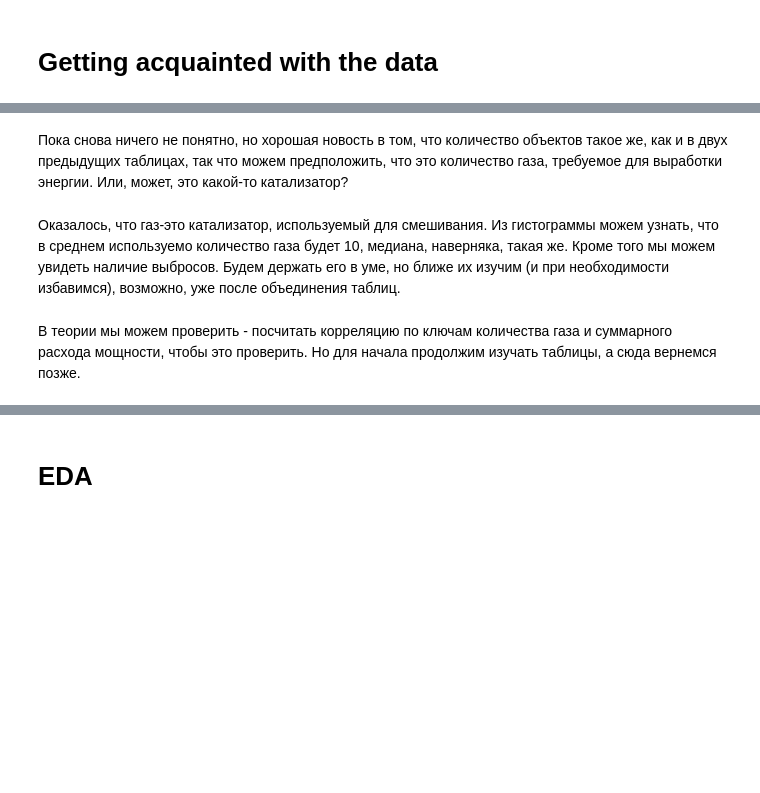
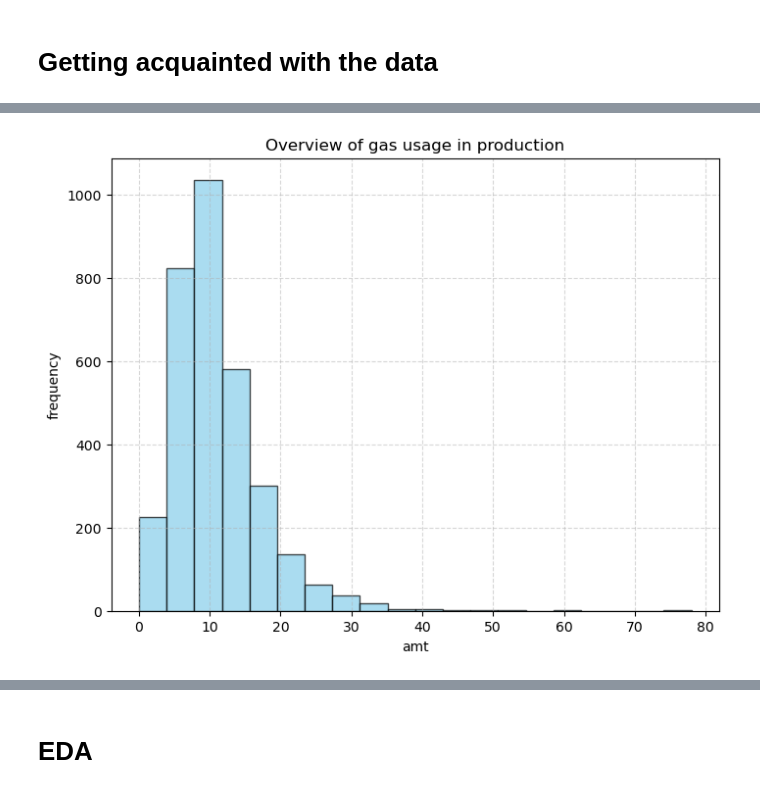
Before and after one commit to AndreiChernovJr/arc_temperature_prediction_model, a Jupyter notebook: arc_model_eng_naked.ipynb, the cells around one changed output, grey strips where cells are left out. Cells and saved outputs as stored; diff of their text form; code cells hidden in the pictures; blank space fills up the shorter version.

Commit message:
majority of the project translated, parameters reviewed too

```diff
--- a/arc_model_eng_naked.ipynb
+++ b/arc_model_eng_naked.ipynb
@@ -91,7 +139,8 @@ Upd. Судя по описанию, скорее всего, это легир
 # %%
 try:
-    gas = pd.read_csv('/Users/BrightFuture/Desktop/Projects/Final project industry/data/data_gas_new.csv')
+    gas = pd.read_csv('data/data_gas_new.csv')
 except FileNotFoundError:
     print('Error: File not found. Please provide the correct file path.')
 # %%
+gas.columns = ['key', 'gas']
 display(gas)
@@ -98,17 +161,13 @@ display(gas)
 # %%
 plt.figure(figsize=(8, 6))
-plt.hist(gas['Газ 1'], bins=20, color='skyblue', edgecolor='black', alpha=0.7)
+plt.hist(gas['gas'], bins=20, color='skyblue', edgecolor='black', alpha=0.7)
 
-plt.xlabel('Количество')
-plt.ylabel('Частота')
-plt.title('Обзор количества газа в производстве')
+plt.xlabel('amt')
+plt.ylabel('frequency')
+plt.title('Overview of gas usage in production')
 plt.grid(True, linestyle='--', alpha=0.5)
 plt.show()
+# %% [output]
+[figure, added]
-# %% [markdown]
-Пока снова ничего не понятно, но хорошая новость в том, что количество объектов такое же, как и в двух предыдущих таблицах, так что можем предположить, что это количество газа, требуемое для выработки энергии. Или, может, это какой-то катализатор?
-# %% [markdown]
-Оказалось, что газ-это катализатор, используемый для смешивания. Из гистограммы можем узнать, что в среднем используемо количество газа будет 10, медиана, наверняка, такая же. Кроме того мы можем увидеть наличие выбросов. Будем держать его в уме, но ближе их изучим (и при необходимости избавимся), возможно, уже после объединения таблиц.
-# %% [markdown]
-В теории мы можем проверить - посчитать корреляцию по ключам количества газа и суммарного расхода мощности, чтобы это проверить. Но для начала продолжим изучать таблицы, а сюда вернемся позже.
 # %%
 try:
```
Also changed, not shown: parts of 130 cells of this notebook.
